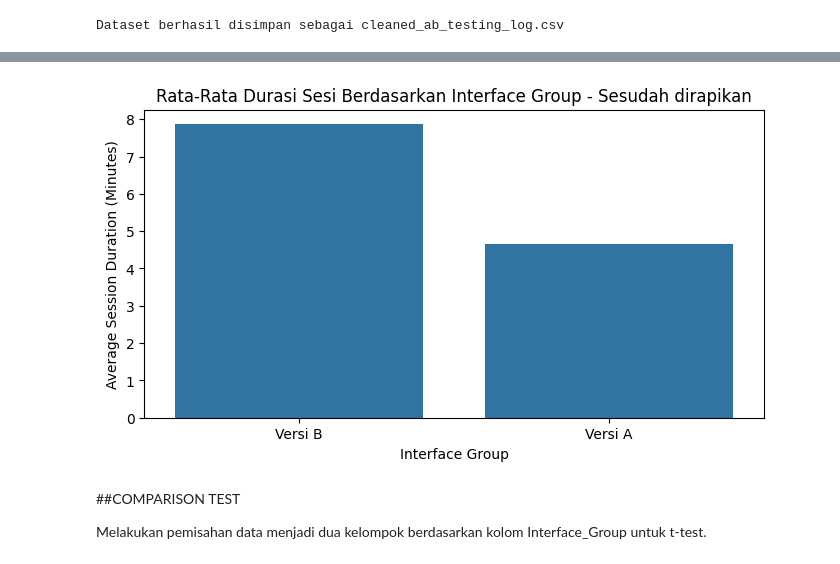
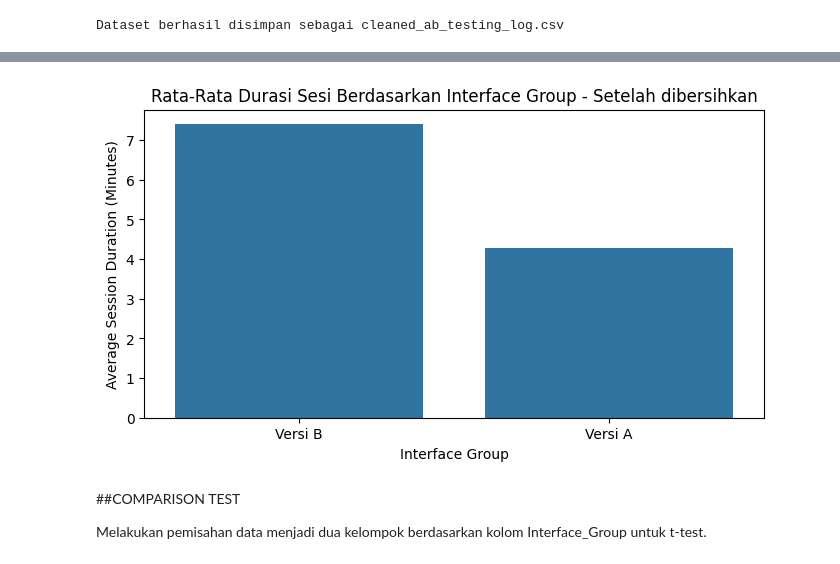
Before and after one commit to firson-creative/wc-datascience-finalproject, a Jupyter notebook: ds_finalproject.ipynb, the cells around one changed output, grey strips where cells are left out. Cells and saved outputs as stored; diff of their text form; code cells hidden in the pictures.

Commit message:
CLEANING OUTLIERS FROM DATASET

```diff
--- a/ds_finalproject.ipynb
+++ b/ds_finalproject.ipynb
@@ -128,0 +167,20 @@ df['Interface_Group'] = df['Interface_Group'].replace({'B': 'Versi B', 'Version
+# %%
+durations_b = df[df['Interface_Group'] == 'Versi B']['Session_Duration_Minutes']
+
+Q1_b = durations_b.quantile(0.25)
+Q3_b = durations_b.quantile(0.75)
+IQR_b = Q3_b - Q1_b
+
+lower_bound_b = Q1_b - 1.5 * IQR_b
+upper_bound_b = Q3_b + 1.5 * IQR_b
+
+outlier_indices_b = df[(df['Interface_Group'] == 'Versi B') &
+                        ((df['Session_Duration_Minutes'] < lower_bound_b) |
+                         (df['Session_Duration_Minutes'] > upper_bound_b))].index
+
+print(f"Q1 for Versi B: {Q1_b:.2f}")
+print(f"Q3 for Versi B: {Q3_b:.2f}")
+print(f"IQR for Versi B: {IQR_b:.2f}")
+print(f"Lower Bound for Versi B: {lower_bound_b:.2f}")
+print(f"Upper Bound for Versi B: {upper_bound_b:.2f}")
+print(f"Outlier Indices for Versi B: {outlier_indices_b.tolist()}")
@@ -128,0 +194,7 @@ df['Interface_Group'] = df['Interface_Group'].replace({'B': 'Versi B', 'Version
+# %%
+all_outlier_indices = list(outlier_indices_a) + list(outlier_indices_b)
+df_cleaned = df.drop(all_outlier_indices)
+
+print(df_cleaned.shape)
+print("\nFirst 5 rows of the cleaned DataFrame:")
+print(df_cleaned.head())
@@ -136,12 +234,12 @@ Dataset berhasil disimpan sebagai cleaned_ab_testing_log.csv
 # %%
 plt.figure(figsize=(8, 4))
-sns.barplot(x='Interface_Group', y='Session_Duration_Minutes', data=df, errorbar=None)
-plt.title('Rata-Rata Durasi Sesi Berdasarkan Interface Group - Sesudah dirapikan')
+sns.barplot(x='Interface_Group', y='Session_Duration_Minutes', data=df_cleaned, errorbar=None)
+plt.title('Rata-Rata Durasi Sesi Berdasarkan Interface Group - Setelah dibersihkan')
 plt.xlabel('Interface Group')
 plt.ylabel('Average Session Duration (Minutes)')
 plt.show()
 # %% [output]
-[figure, old version]
+[figure, new version]
 # %% [markdown]
 ##COMPARISON TEST
 
```
Also changed, not shown: parts of 17 cells of this notebook, 1 other file.
